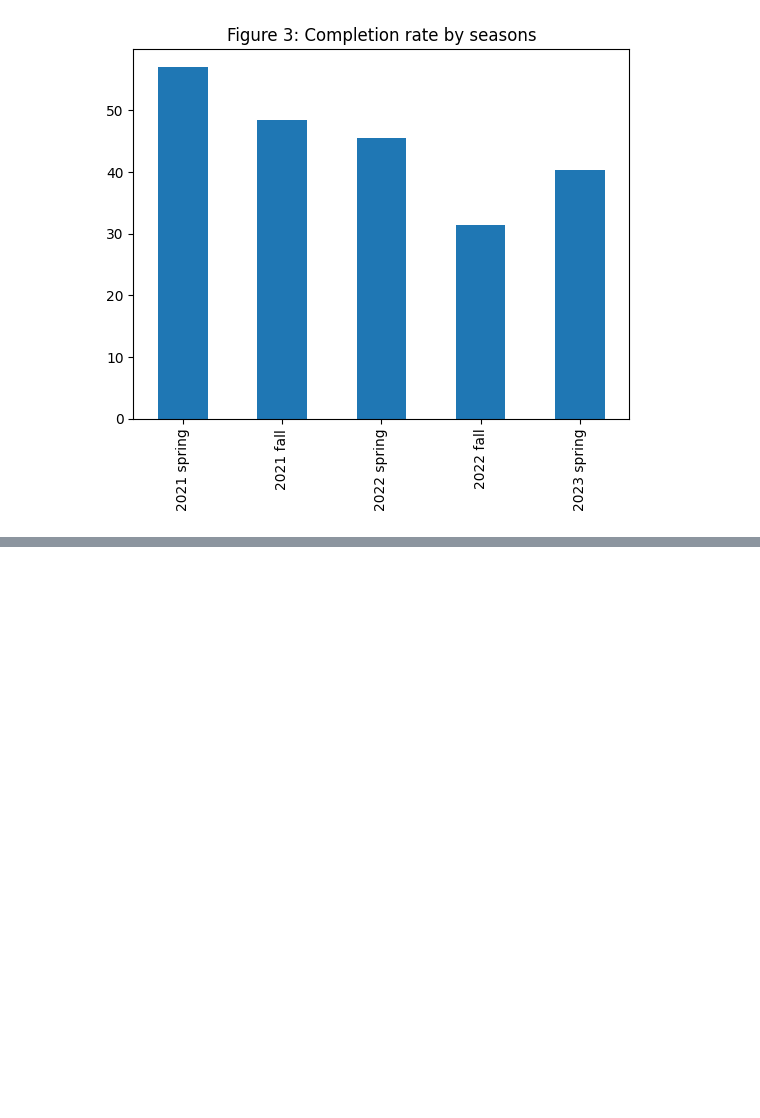
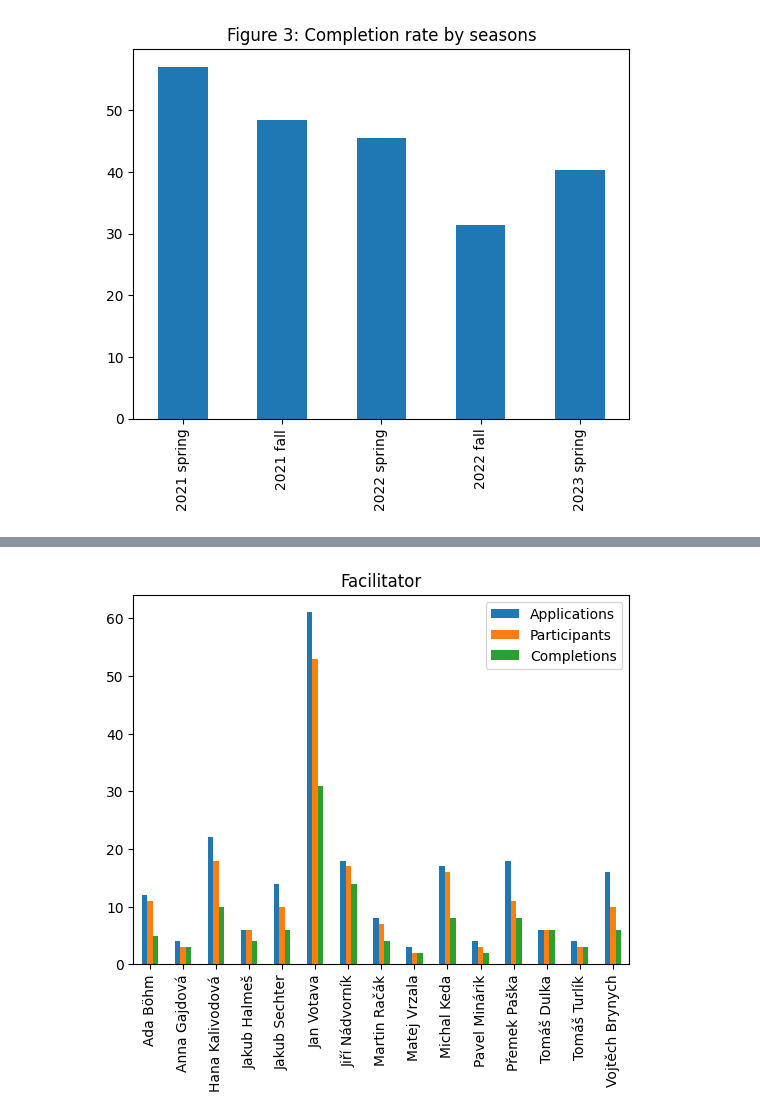
Before and after one commit to GPT-4I/evals, a Jupyter notebook: data.ipynb, the cells around one changed output, grey strips where cells are left out. Drawn from its saved outputs; the diff is of its cells as text; code cells hidden in the pictures; blank space fills up the shorter version.

```diff
--- a/data.ipynb
+++ b/data.ipynb
@@ -108,0 +133,3 @@ report_df
+# %%
+column_final_report("Facilitator")
+# %% [output]
@@ -108,0 +152 @@ report_df
+[figure, added]
```
Also changed, not shown: parts of 13 cells of this notebook, 1 other file.
